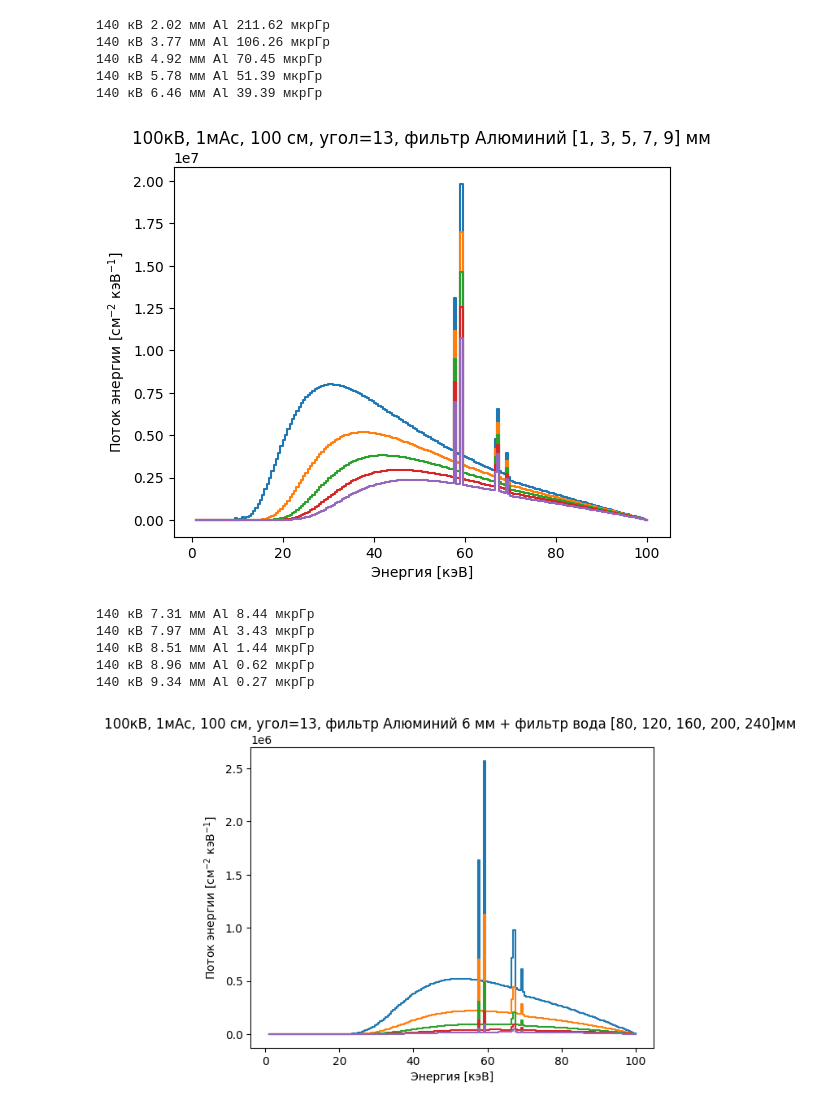
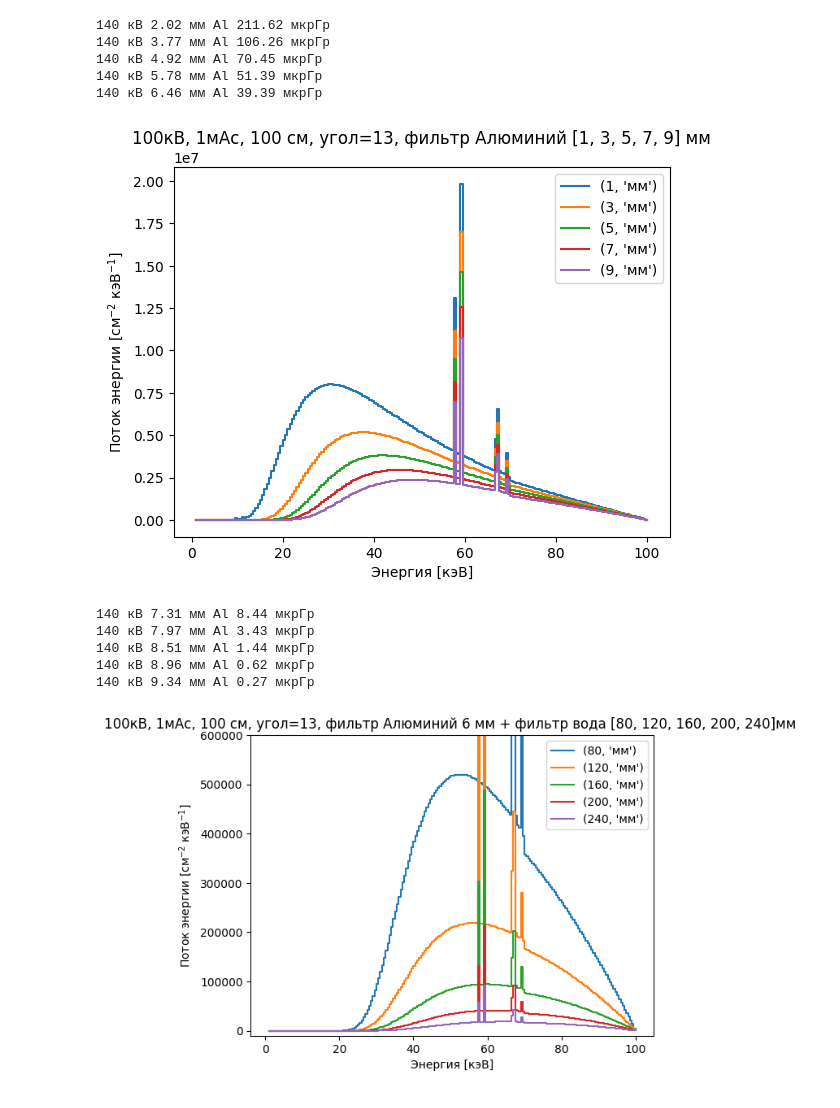
Before and after one commit to integrator942/X_ray_tube, a Jupyter notebook: task.ipynb, the cells around one changed output. Cells and saved outputs as stored; diff of their text form; code cells hidden in the pictures.

```diff
--- a/task.ipynb
+++ b/task.ipynb
@@ -11,13 +11,14 @@ s=sp.Spek (kvp=100, th=13, targ='W', z=100) #Расстояние в санти
 for pot in [70, 80, 100, 120, 140]:
     s.set(kvp=pot)
     k, phi_k= s.get_spectrum (edges=True)
-    plt.plot(k, phi_k)
+    plt.plot(k, phi_k, label=(pot, 'кВ'))
     hvl=s.get_hvl1() #Расчёт слоя половинного ослабления. По умолчанию - Алюминий
     kerm=s.get_kerma() # Поглощённая доза в воздухе?
     print (pot, "кВ", round (hvl,2), "мм Al", round (kerm,2), "мкрГр")
 plt.xlabel('Энергия [кэВ]')
 plt.ylabel('Поток энергии [см$^{-2}$ кэВ$^{-1}$]')
 plt.yscale('log')
+plt.legend()
 plt.title('без фильтра, [70, 80, 100, 120, 140]кВ, 1мАс, 100 см, угол=13, без фильтра')
 plt.show()
 # %% [output]
@@ -35,12 +36,13 @@ for pot in [70, 80, 100, 120, 140]:
     s.filter('Al',6) #Фильтр в миллиметрах
     s.set(kvp=pot)
     k, phi_k= s.get_spectrum (edges=True)
-    plt.plot(k, phi_k)
+    plt.plot(k, phi_k, label=(pot, 'кВ'))
     hvl=s.get_hvl1() #Расчёт слоя половинного ослабления
     kerm=s.get_kerma() # Поглощённая доза в воздухе?
     print (pot, "кВ", round (hvl,2), "мм Al", round (kerm,2), "мкрГр")
 plt.xlabel('Энергия [кэВ]')
 plt.ylabel('Поток энергии [см$^{-2}$ кэВ$^{-1}$]')
+plt.legend()
 plt.title('[70, 80, 100, 120, 140]кВ, 1мАс, 100 см, угол=13, фильтр Алюминий 6мм')
 plt.show()
 # %% [output]
@@ -57,13 +59,14 @@ i=0
 for filt in [1, 3, 5, 7, 9]: #Реальные значения толщины фильтров в мм, не аддитивно
     s.filter('Al',filt-i) #Фильтр в миллиметрах
     k, phi_k= s.get_spectrum (edges=True)
-    plt.plot(k, phi_k)
+    plt.plot(k, phi_k, label=(filt, 'мм'))
     i=filt
     hvl=s.get_hvl1() #Расчёт слоя половинного ослабления
     kerm=s.get_kerma() # Поглощённая доза в воздухе?
     print (pot, "кВ", round (hvl,2), "мм Al", round (kerm,2), "мкрГр")
 plt.xlabel('Энергия [кэВ]')
 plt.ylabel('Поток энергии [см$^{-2}$ кэВ$^{-1}$]')
+plt.legend()
 plt.title('100кВ, 1мАс, 100 см, угол=13, фильтр Алюминий [1, 3, 5, 7, 9] мм')
 plt.show()
 # %% [output]
@@ -72,28 +75,30 @@ plt.show()
 140 кВ 4.92 мм Al 70.45 мкрГр
 140 кВ 5.78 мм Al 51.39 мкрГр
 140 кВ 6.46 мм Al 39.39 мкрГр
-[figure, old version]
+[figure, new version]
 # %%
 #Варьируем тощину слоя воды
 s=sp.Spek (kvp=100, th=13, targ='W', z=100)
 s.filter('Al',6) #Фильтр в миллиметрах
 i=0
 for water_thickness in [80, 120, 160, 200, 240]: #Указаны реальные значения толщины фильтров в мм, не аддитивно
     s.filter('water',water_thickness-i) #Фильтр в миллиметрах
     k, phi_k= s.get_spectrum (edges=True)
-    plt.plot(k, phi_k)
+    plt.plot(k, phi_k, label=(water_thickness, 'мм'))
     i=water_thickness
     hvl=s.get_hvl1() #Расчёт слоя половинного ослабления
     kerm=s.get_kerma() # Поглощённая доза в воздухе?
     print (pot, "кВ", round (hvl,2), "мм Al", round (kerm,2), "мкрГр")
 plt.xlabel('Энергия [кэВ]')
 plt.ylabel('Поток энергии [см$^{-2}$ кэВ$^{-1}$]')
+plt.legend()
 plt.title('100кВ, 1мАс, 100 см, угол=13, фильтр Алюминий 6 мм + фильтр вода [80, 120, 160, 200, 240]мм ')
+plt.ylim(-1e4,0.6e6)
 plt.show()
 # %% [output]
 140 кВ 7.31 мм Al 8.44 мкрГр
 140 кВ 7.97 мм Al 3.43 мкрГр
 140 кВ 8.51 мм Al 1.44 мкрГр
 140 кВ 8.96 мм Al 0.62 мкрГр
 140 кВ 9.34 мм Al 0.27 мкрГр
-[figure, old version]
+[figure, new version]
```
Also changed, not shown: parts of 2 cells of this notebook.
